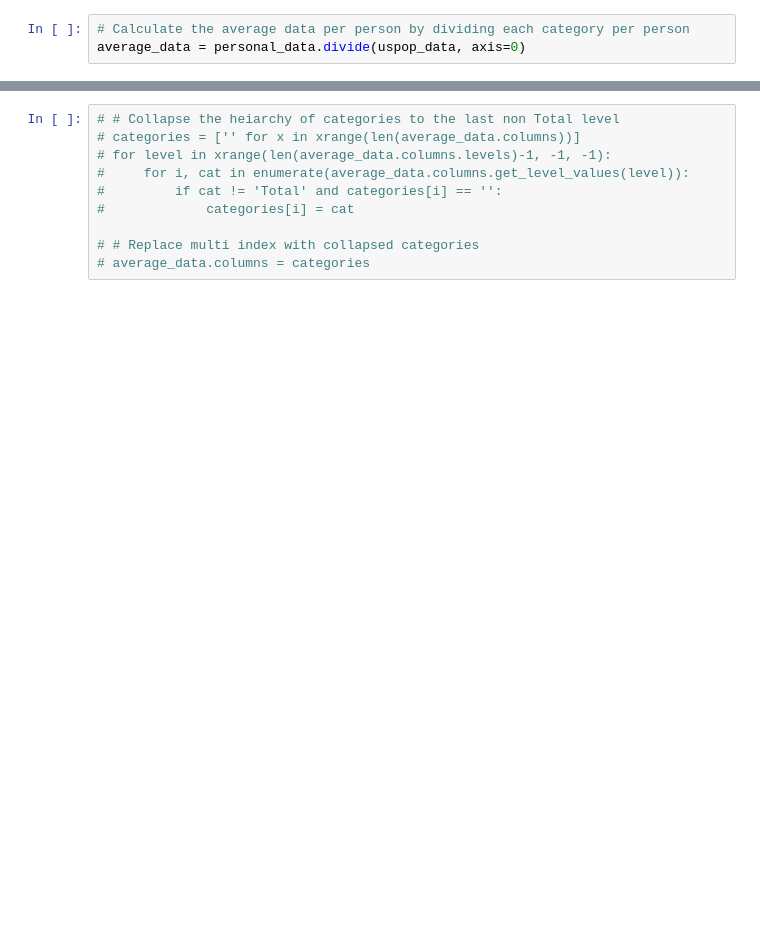
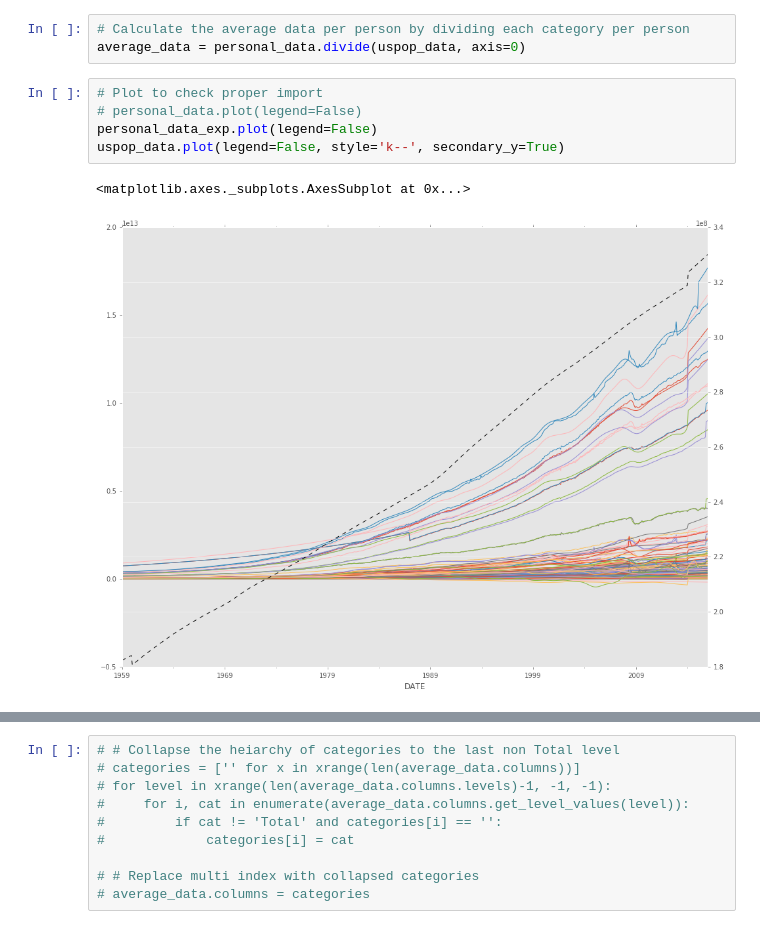
Before and after one commit to selfabrisham/aemshousing, a Jupyter notebook: notebooks/Get average personal income and expense from FRED data.ipynb, the cells around one changed output, grey strips where cells are left out. Drawn from its saved outputs; the diff is of its cells as text; blank space fills up the shorter version.

```diff
--- a/notebooks/Get average personal income and expense from FRED data.ipynb
+++ b/notebooks/Get average personal income and expense from FRED data.ipynb
@@ -188,6 +188,14 @@ uspop_data, popmodel = extrapolate(uspop_data)
 # %%
 # Calculate the average data per person by dividing each category per person
 average_data = personal_data.divide(uspop_data, axis=0)
+# %%
+# Plot to check proper import
+# personal_data.plot(legend=False)
+personal_data_exp.plot(legend=False)
+uspop_data.plot(legend=False, style='k--', secondary_y=True)
+# %% [output]
+<matplotlib.axes._subplots.AxesSubplot at 0x...>
+[figure, added]
 # %%
 # Plot to check proper import
 personal_data.plot(legend=False)
```
Also changed, not shown: parts of 9 cells of this notebook.
